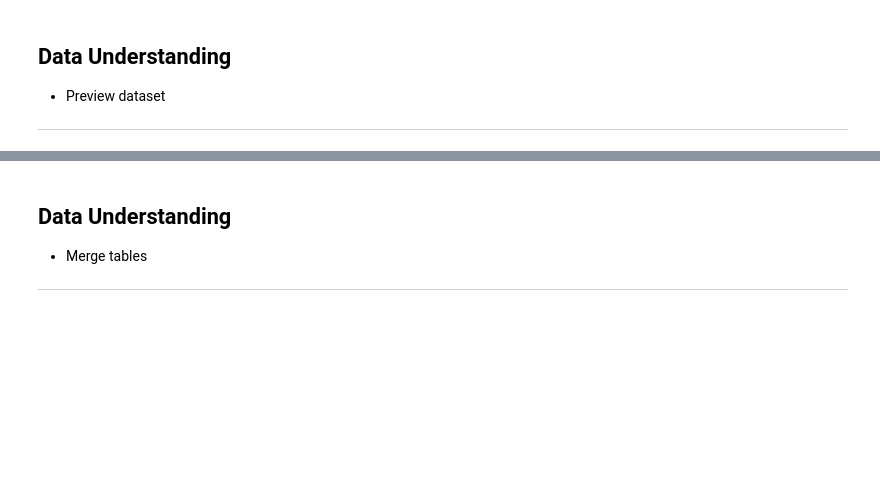
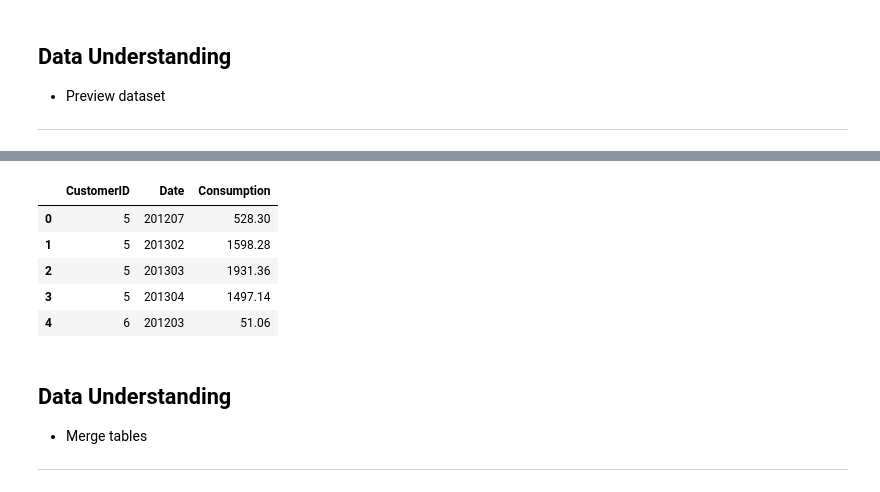
Before and after one commit to azkbrqlna/2025-AI-Praktikum, a Jupyter notebook: TugasDataManipulationJobsheet5.ipynb, the cells around one changed output, grey strips where cells are left out. Cells and saved outputs as stored; diff of their text form; code cells hidden in the pictures; blank space fills up the shorter version.

```diff
--- a/TugasDataManipulationJobsheet5.ipynb
+++ b/TugasDataManipulationJobsheet5.ipynb
@@ -48,3 +60,13 @@ df_customer.head()
+# %%
+df_yearmonth = pd.read_csv(file_yearmonth)
+df_yearmonth.head()
+# %% [output]
+|  | CustomerID | Date | Consumption |
+| 0 | 5 | 201207 | 528.30 |
+| 1 | 5 | 201302 | 1598.28 |
+| 2 | 5 | 201303 | 1931.36 |
+| 3 | 5 | 201304 | 1497.14 |
+| 4 | 6 | 201203 | 51.06 |
 # %% [markdown]
 ## Data Understanding
 - Merge tables
```
Also changed, not shown: parts of 26 cells of this notebook.
